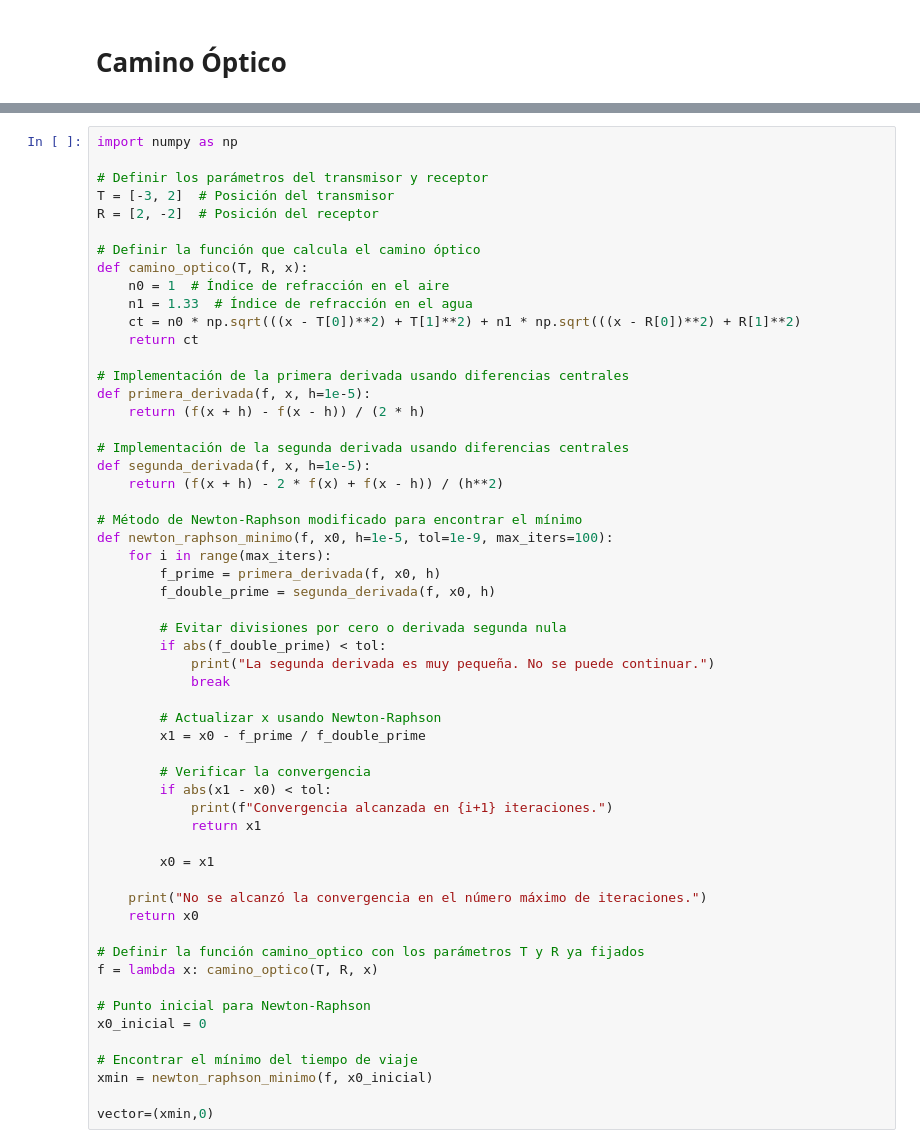
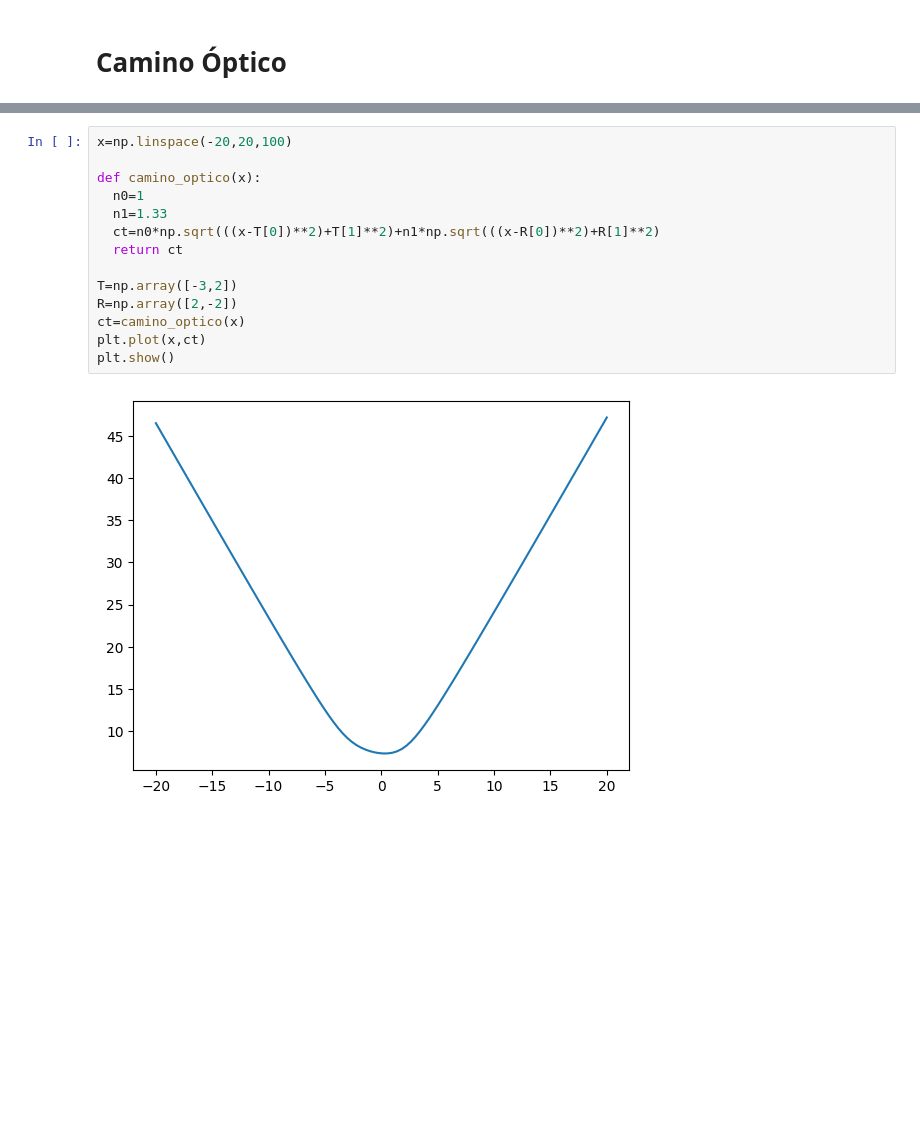
Before and after one commit to Dracomp89/Eduardo-Phillips---202115611-Juan-Esteban-Sanchez---202213476, a Jupyter notebook: Parcial_1/Parcial1_Eduardo_Phillips.ipynb, the cells around one changed output, grey strips where cells are left out. Cells and saved outputs as stored; diff of their text form; blank space fills up the shorter version.

```diff
--- a/Parcial_1/Parcial1_Eduardo_Phillips.ipynb
+++ b/Parcial_1/Parcial1_Eduardo_Phillips.ipynb
@@ -100,56 +109,16 @@ El tiempo mínimo de viaje es: 7.349795676886238
-# %%
-import numpy as np
-
-# Definir los parámetros del transmisor y receptor
-T = [-3, 2]  # Posición del transmisor
-R = [2, -2]  # Posición del receptor
-
-# Definir la función que calcula el camino óptico
-def camino_optico(T, R, x):
-    n0 = 1  # Índice de refracción en el aire
-    n1 = 1.33  # Índice de refracción en el agua
-    ct = n0 * np.sqrt(((x - T[0])**2) + T[1]**2) + n1 * np.sqrt(((x - R[0])**2) + R[1]**2)
-    return ct
-
-# Implementación de la primera derivada usando diferencias centrales
-def primera_derivada(f, x, h=1e-5):
-    return (f(x + h) - f(x - h)) / (2 * h)
-
-# Implementación de la segunda derivada usando diferencias centrales
-def segunda_derivada(f, x, h=1e-5):
-    return (f(x + h) - 2 * f(x) + f(x - h)) / (h**2)
-
-# Método de Newton-Raphson modificado para encontrar el mínimo
-def newton_raphson_minimo(f, x0, h=1e-5, tol=1e-9, max_iters=100):
-    for i in range(max_iters):
-        f_prime = primera_derivada(f, x0, h)
-        f_double_prime = segunda_derivada(f, x0, h)
-
-        # Evitar divisiones por cero o derivada segunda nula
-        if abs(f_double_prime) < tol:
-            print("La segunda derivada es muy pequeña. No se puede continuar.")
-            break
-
-        # Actualizar x usando Newton-Raphson
-        x1 = x0 - f_prime / f_double_prime
-
-        # Verificar la convergencia
-        if abs(x1 - x0) < tol:
-            print(f"Convergencia alcanzada en {i+1} iteraciones.")
-            return x1
-
-        x0 = x1
-
-    print("No se alcanzó la convergencia en el número máximo de iteraciones.")
-    return x0
-
-# Definir la función camino_optico con los parámetros T y R ya fijados
-f = lambda x: camino_optico(T, R, x)
-
-# Punto inicial para Newton-Raphson
-x0_inicial = 0
-
-# Encontrar el mínimo del tiempo de viaje
-xmin = newton_raphson_minimo(f, x0_inicial)
-
-vector=(xmin,0)
+# %%
+x=np.linspace(-20,20,100)
+
+def camino_optico(x):
+  n0=1
+  n1=1.33
+  ct=n0*np.sqrt(((x-T[0])**2)+T[1]**2)+n1*np.sqrt(((x-R[0])**2)+R[1]**2)
+  return ct
+
+T=np.array([-3,2])
+R=np.array([2,-2])
+ct=camino_optico(x)
+plt.plot(x,ct)
+plt.show()
+# %% [output]
+[figure, added]
```
Also changed, not shown: parts of 11 cells of this notebook.
